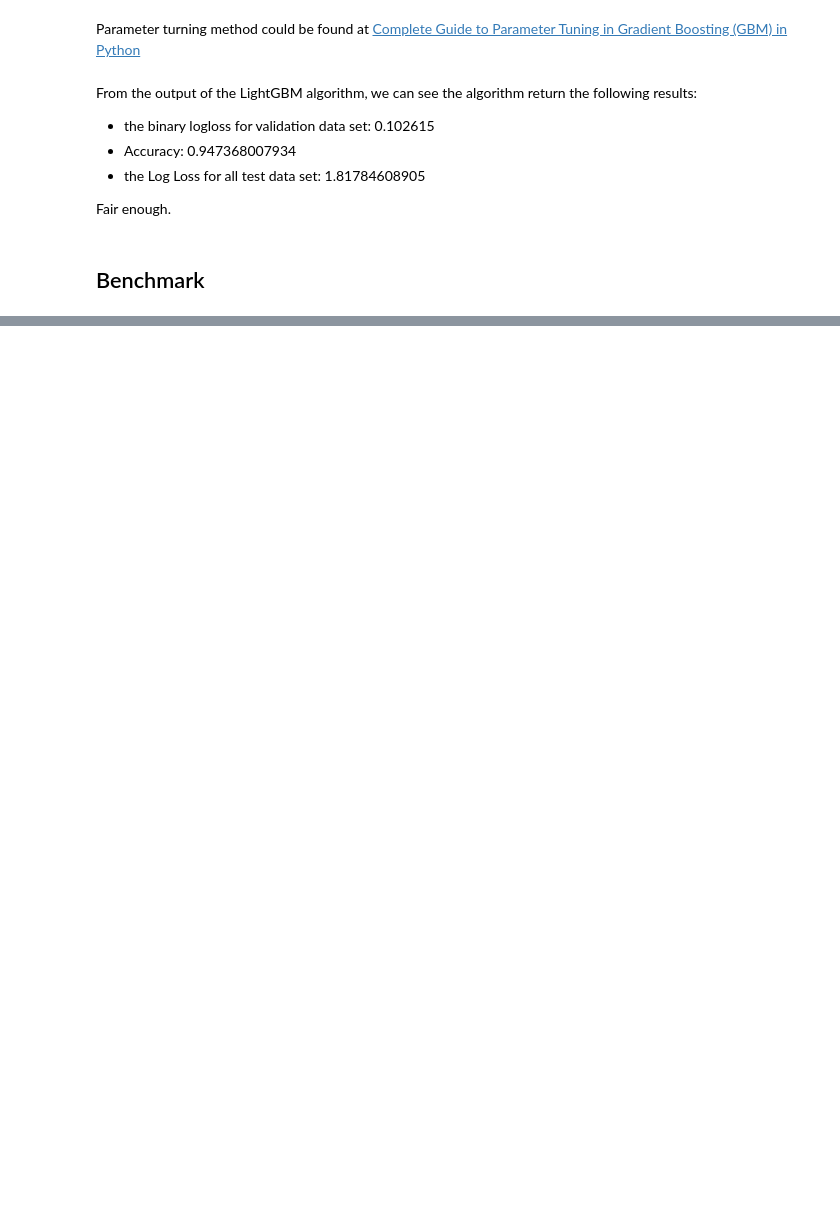
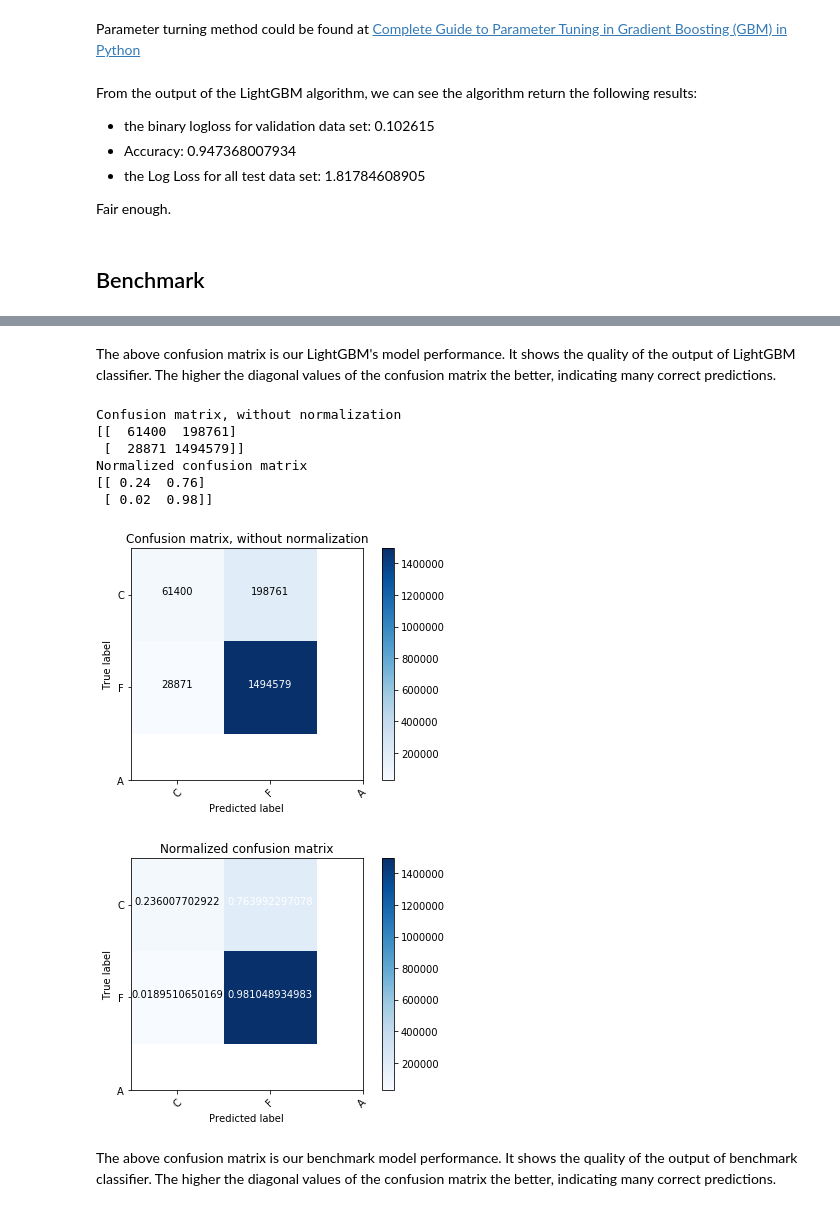
Before and after one commit to michaelfeng/MLND, a Jupyter notebook: capstone/solution.ipynb, the cells around one changed output, grey strips where cells are left out. Saved outputs shown, nothing was run; the diff lists cells and outputs as text; code cells hidden in the pictures; blank space fills up the shorter version.

```diff
--- a/capstone/solution.ipynb
+++ b/capstone/solution.ipynb
@@ -919 +1051,30 @@ Log Loss:  4.40807422533
+# %% [markdown]
+The above confusion matrix is our LightGBM's model performance. It shows the quality of the output of LightGBM classifier. The higher the diagonal values of the confusion matrix the better, indicating many correct predictions.
+# %%
+# Compute confusion matrix
+cnf_matrix = confusion_matrix(y_test, y_pred)
+np.set_printoptions(precision=2)
+
+# Plot non-normalized confusion matrix
+plt.figure()
+plot_confusion_matrix(cnf_matrix, classes=class_names,
+                      title='Confusion matrix, without normalization')
+
+# Plot normalized confusion matrix
+plt.figure()
+plot_confusion_matrix(cnf_matrix, classes=class_names, normalize=True,
+                      title='Normalized confusion matrix')
+
+plt.show()
+# %% [output]
+Confusion matrix, without normalization
+[[  61400  198761]
+ [  28871 1494579]]
+Normalized confusion matrix
+[[ 0.24  0.76]
+ [ 0.02  0.98]]
+[figure, added]
+[figure, added]
+# %% [markdown]
+The above confusion matrix is our benchmark model performance. It shows the quality of the output of benchmark classifier. The higher the diagonal values of the confusion matrix the better, indicating many correct predictions.
 # %% [markdown]
```
Also changed, not shown: parts of 15 cells of this notebook, 5 other files.
